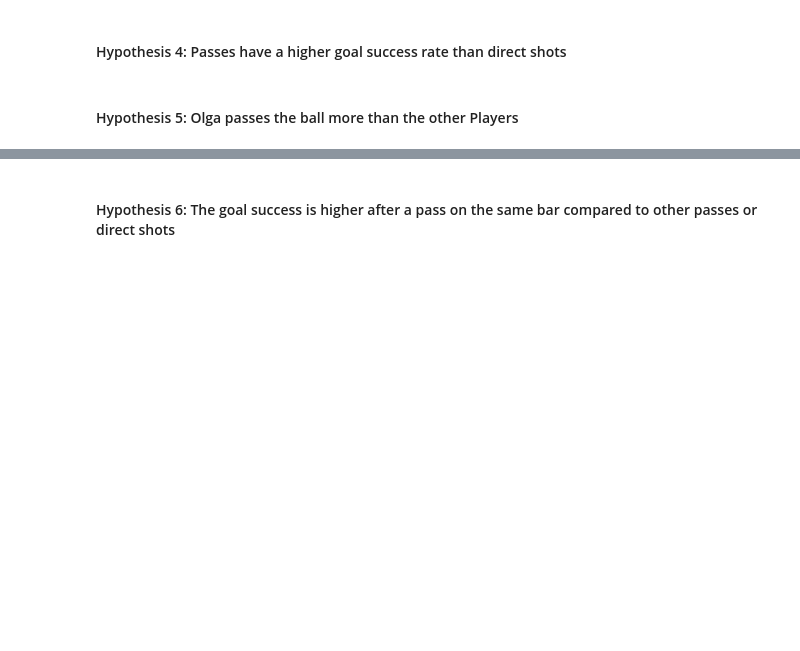
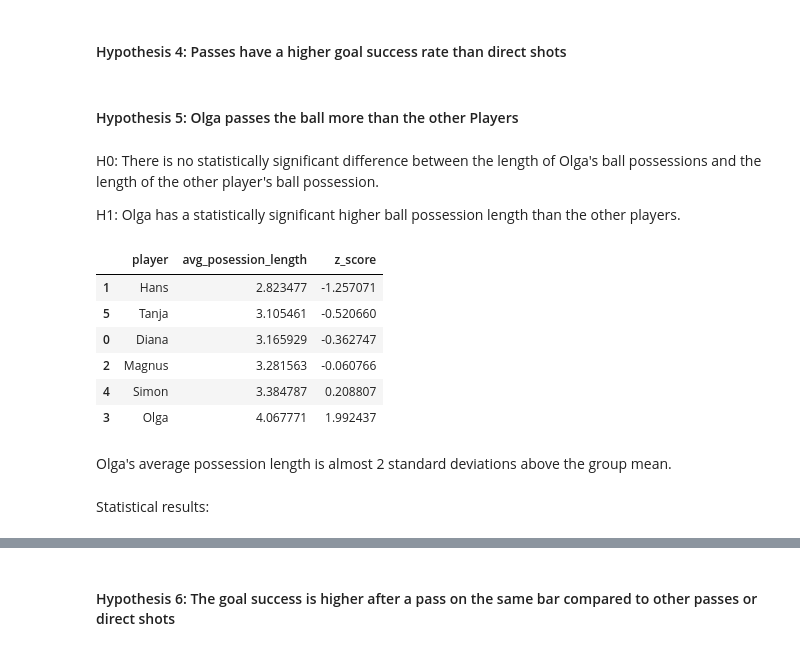
Before and after one commit to Rutvik-rn/Kicker-Strategy, a Jupyter notebook: results.ipynb, the cells around one changed output, grey strips where cells are left out. Cells and saved outputs as stored; diff of their text form; code cells hidden in the pictures; blank space fills up the shorter version.

```diff
--- a/results.ipynb
+++ b/results.ipynb
@@ -169,0 +176,3 @@ plt.show()
+# %%
+player_posession_length = (shots.groupby("player")["possession_length"].mean().reset_index().rename(columns={"possession_length": "avg_posession_length"}))
+player_posession_length.sort_values(by="avg_posession_length", ascending=True)
@@ -306,3 +323,24 @@ plt.show()
 #### Hypothesis 4: Passes have a higher goal success rate than direct shots
 # %% [markdown]
 #### Hypothesis 5: Olga passes the ball more than the other Players
+# %% [markdown]
+H0: There is no statistically significant difference between the length of Olga's ball possessions and the length of the other player's ball possession.
+
+H1: Olga has a statistically significant higher ball possession length than the other players.
+# %%
+scaler = StandardScaler()
+posession_length_values = player_posession_length["avg_posession_length"].values.reshape(-1, 1)
+player_posession_length["z_score"] = scaler.fit_transform(posession_length_values)
+player_posession_length.sort_values(by="z_score", ascending=True)
+# %% [output]
+|  | player | avg_posession_length | z_score |
+| 1 | Hans | 2.823477 | -1.257071 |
+| 5 | Tanja | 3.105461 | -0.520660 |
+| 0 | Diana | 3.165929 | -0.362747 |
+| 2 | Magnus | 3.281563 | -0.060766 |
+| 4 | Simon | 3.384787 | 0.208807 |
+| 3 | Olga | 4.067771 | 1.992437 |
+# %% [markdown]
+Olga's average possession length is almost 2 standard deviations above the group mean.
+# %% [markdown]
+Statistical results:
```
Also changed, not shown: parts of 8 cells of this notebook.
